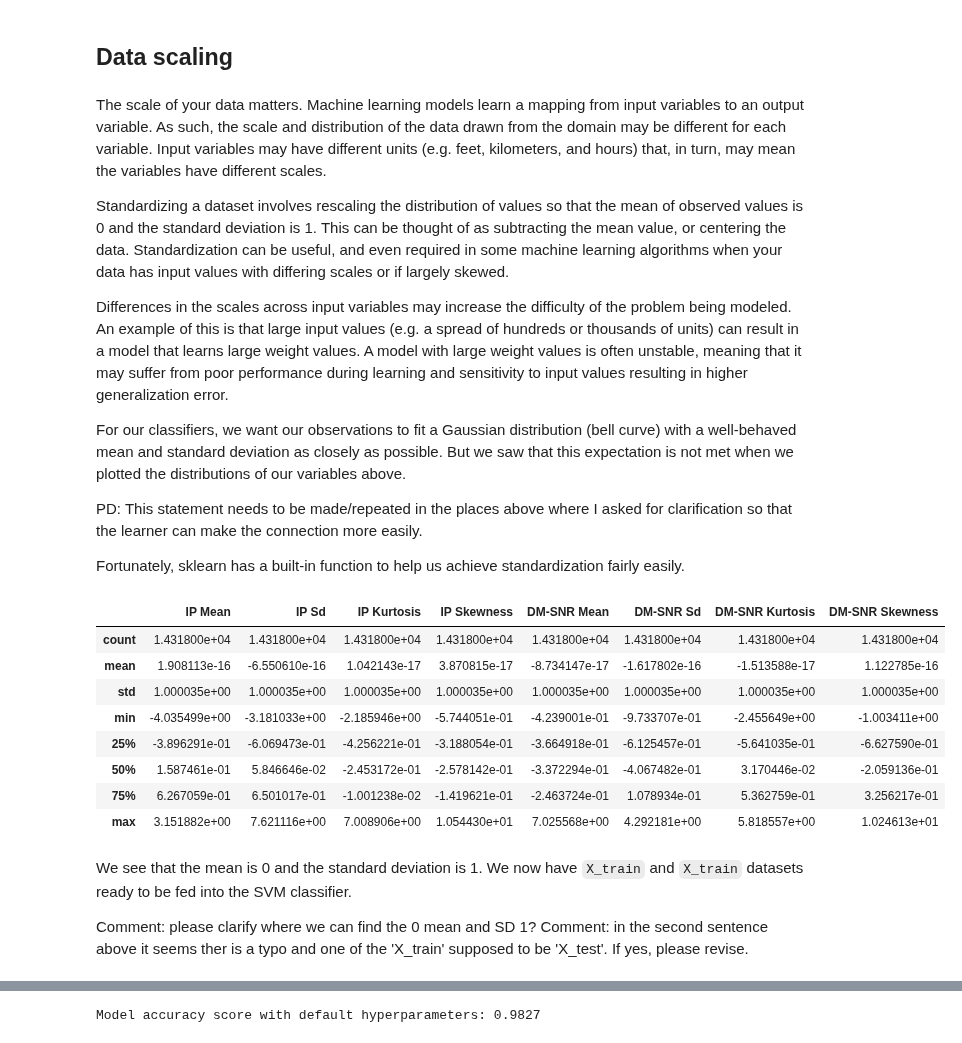
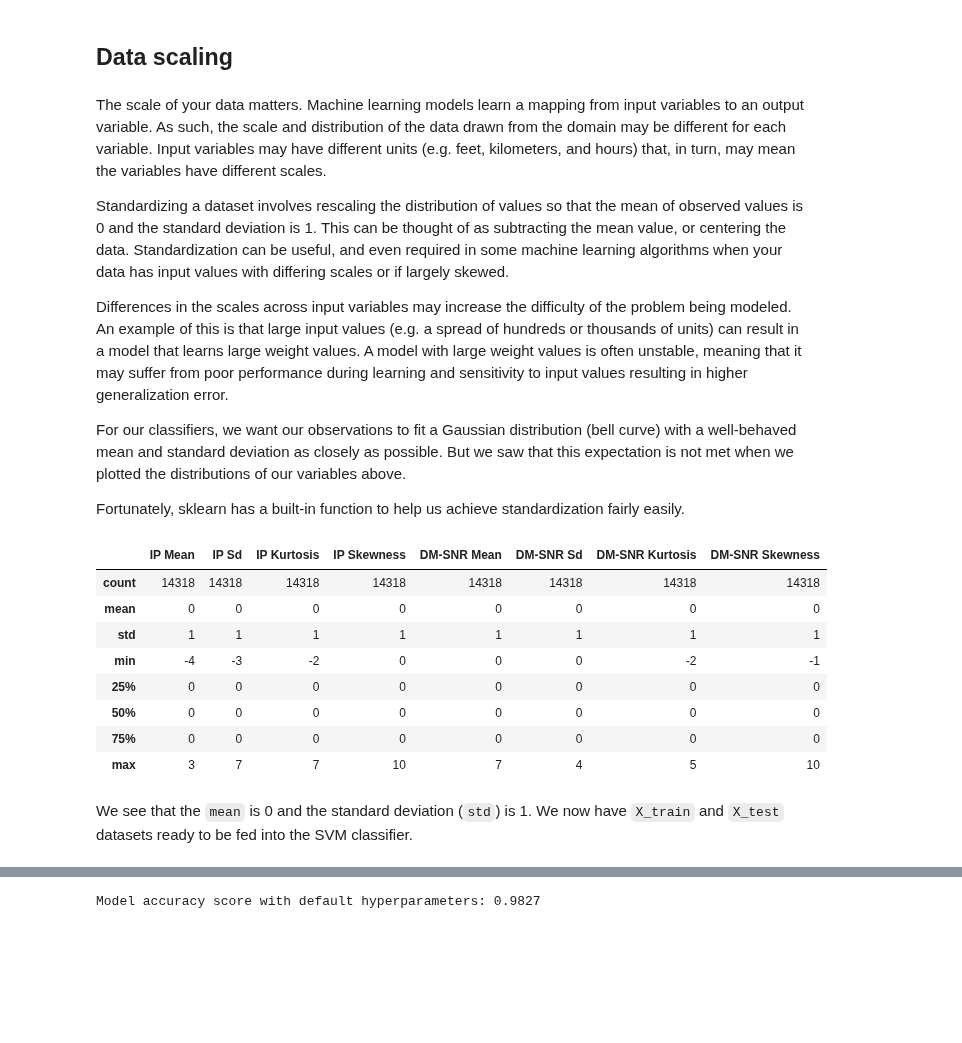
Before and after one commit to uOttawa-IT-Research-teaching/SVM, a Jupyter notebook: MLTS_20240530_SVM_Notebook2Kernels_EN_1.0.ipynb, the cells around one changed output, grey strips where cells are left out. Cells and saved outputs as stored; diff of their text form; code cells hidden in the pictures; blank space fills up the shorter version.

Commit message:
Add files via upload
Comments resolved by PD

```diff
--- a/MLTS_20240530_SVM_Notebook2Kernels_EN_1.0.ipynb
+++ b/MLTS_20240530_SVM_Notebook2Kernels_EN_1.0.ipynb
@@ -548,8 +539,6 @@ Differences in the scales across input variables may increase the difficulty of
 
 For our classifiers, we want our observations to fit a Gaussian distribution (bell curve) with a well-behaved mean and standard deviation as closely as possible. But we saw that this expectation is not met when we plotted the distributions of our variables above.
 
-PD: This statement needs to be made/repeated in the places above where I asked for clarification so that the learner can make the connection more easily.
-
 Fortunately, sklearn has a built-in function to help us achieve standardization fairly easily.
 # %%
 cols = X_train.columns
@@ -566,19 +555,16 @@ X_train = pd.DataFrame(X_train, columns=[cols])
 # %%
 X_test = pd.DataFrame(X_test, columns=[cols])
 # %%
-X_train.describe()
+X_train.describe().astype(int)
 # %% [output]
 |  | IP Mean | IP Sd | IP Kurtosis | IP Skewness | DM-SNR Mean | DM-SNR Sd | DM-SNR Kurtosis | DM-SNR Skewness |
-| count | 1.431800e+04 | 1.431800e+04 | 1.431800e+04 | 1.431800e+04 | 1.431800e+04 | 1.431800e+04 | 1.431800e+04 | 1.431800e+04 |
-| mean | 1.908113e-16 | -6.550610e-16 | 1.042143e-17 | 3.870815e-17 | -8.734147e-17 | -1.617802e-16 | -1.513588e-17 | 1.122785e-16 |
-| std | 1.000035e+00 | 1.000035e+00 | 1.000035e+00 | 1.000035e+00 | 1.000035e+00 | 1.000035e+00 | 1.000035e+00 | 1.000035e+00 |
-| min | -4.035499e+00 | -3.181033e+00 | -2.185946e+00 | -5.744051e-01 | -4.239001e-01 | -9.733707e-01 | -2.455649e+00 | -1.003411e+00 |
-| 25% | -3.896291e-01 | -6.069473e-01 | -4.256221e-01 | -3.188054e-01 | -3.664918e-01 | -6.125457e-01 | -5.641035e-01 | -6.627590e-01 |
-| 50% | 1.587461e-01 | 5.846646e-02 | -2.453172e-01 | -2.578142e-01 | -3.372294e-01 | -4.067482e-01 | 3.170446e-02 | -2.059136e-01 |
-| 75% | 6.267059e-01 | 6.501017e-01 | -1.001238e-02 | -1.419621e-01 | -2.463724e-01 | 1.078934e-01 | 5.362759e-01 | 3.256217e-01 |
-| max | 3.151882e+00 | 7.621116e+00 | 7.008906e+00 | 1.054430e+01 | 7.025568e+00 | 4.292181e+00 | 5.818557e+00 | 1.024613e+01 |
+| count | 14318 | 14318 | 14318 | 14318 | 14318 | 14318 | 14318 | 14318 |
+| mean | 0 | 0 | 0 | 0 | 0 | 0 | 0 | 0 |
+| std | 1 | 1 | 1 | 1 | 1 | 1 | 1 | 1 |
+| min | -4 | -3 | -2 | 0 | 0 | 0 | -2 | -1 |
+| 25% | 0 | 0 | 0 | 0 | 0 | 0 | 0 | 0 |
+| 50% | 0 | 0 | 0 | 0 | 0 | 0 | 0 | 0 |
+| 75% | 0 | 0 | 0 | 0 | 0 | 0 | 0 | 0 |
+| max | 3 | 7 | 7 | 10 | 7 | 4 | 5 | 10 |
 # %% [markdown]
-We see that the mean is 0 and the standard deviation is 1. We now have `X_train` and `X_train` datasets ready to be fed into the SVM classifier.
-
-Comment: please clarify where we can find the 0 mean and SD 1?
-Comment: in the second sentence above it seems ther is a typo and one of the 'X_train' supposed to be 'X_test'. If yes, please revise.
+We see that the `mean` is 0 and the standard deviation (`std`) is 1. We now have `X_train` and `X_test` datasets ready to be fed into the SVM classifier.
```
Also changed, not shown: parts of 32 cells of this notebook.
